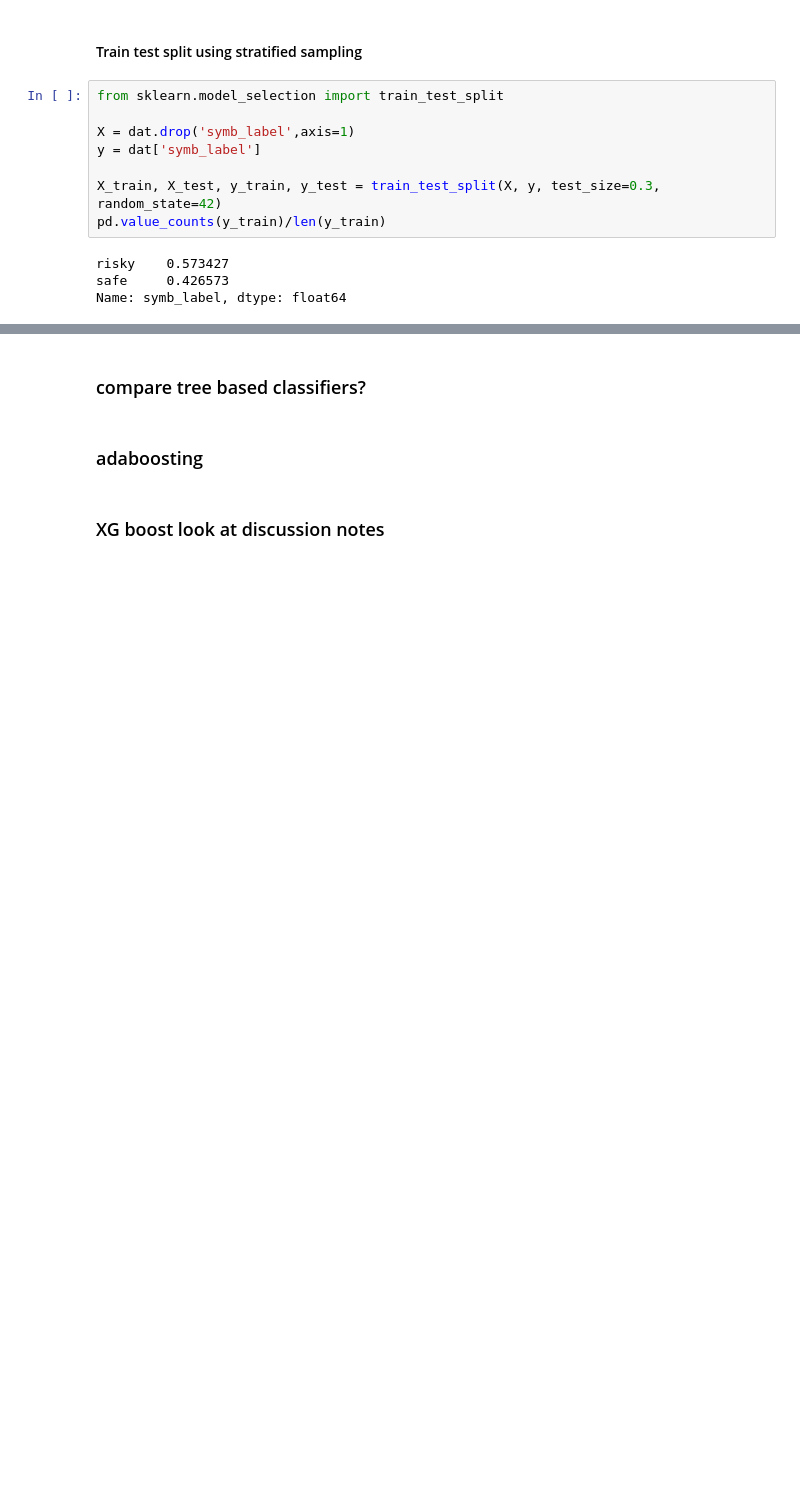
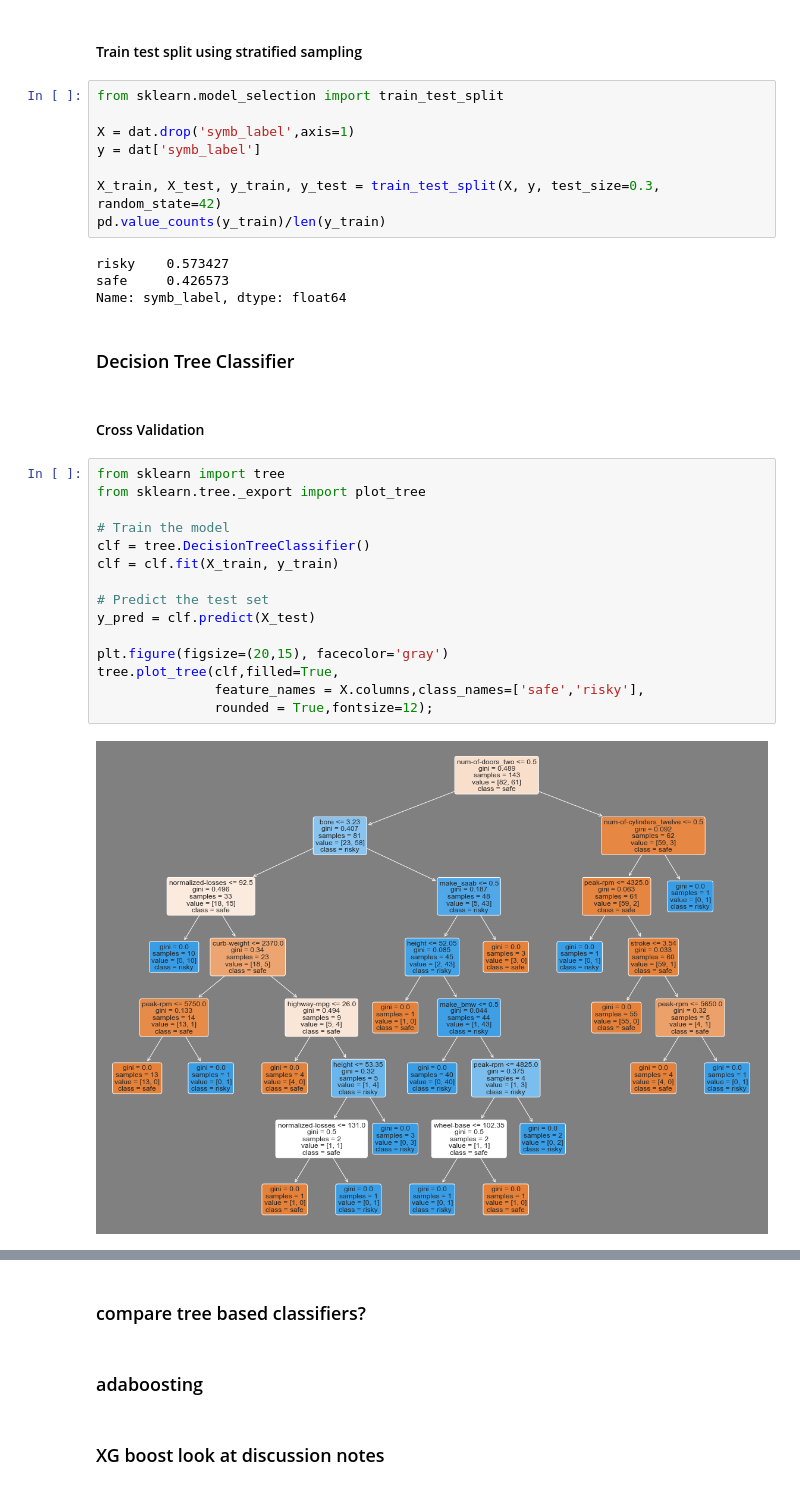
Before and after one commit to christinalchang/ucdavis-sta160, a Jupyter notebook: automobile.ipynb, the cells around one changed output, grey strips where cells are left out. Cells and saved outputs as stored; diff of their text form; blank space fills up the shorter version.

Commit message:
Decision tree classifier.

```diff
--- a/automobile.ipynb
+++ b/automobile.ipynb
@@ -490,3 +491,24 @@ pd.value_counts(y_train)/len(y_train)
 risky    0.573427
 safe     0.426573
 Name: symb_label, dtype: float64
+# %% [markdown]
+### Decision Tree Classifier
+# %% [markdown]
+#### Cross Validation
+# %%
+from sklearn import tree
+from sklearn.tree._export import plot_tree
+
+# Train the model
+clf = tree.DecisionTreeClassifier()
+clf = clf.fit(X_train, y_train)
+
+# Predict the test set
+y_pred = clf.predict(X_test)
+
+plt.figure(figsize=(20,15), facecolor='gray')
+tree.plot_tree(clf,filled=True,
+               feature_names = X.columns,class_names=['safe','risky'],
+               rounded = True,fontsize=12);
+# %% [output]
+[figure, added]
```
Also changed, not shown: parts of 11 cells of this notebook.
